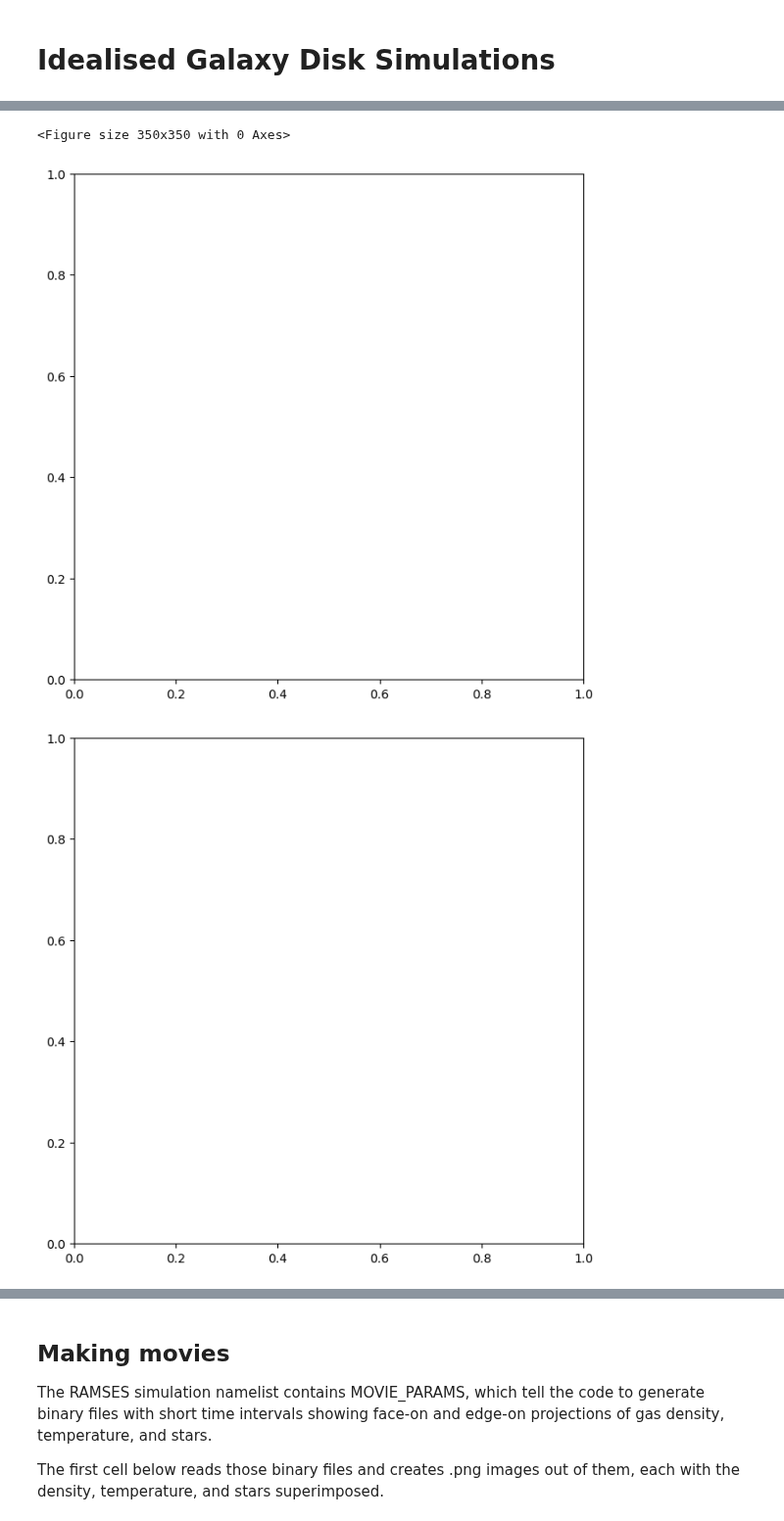
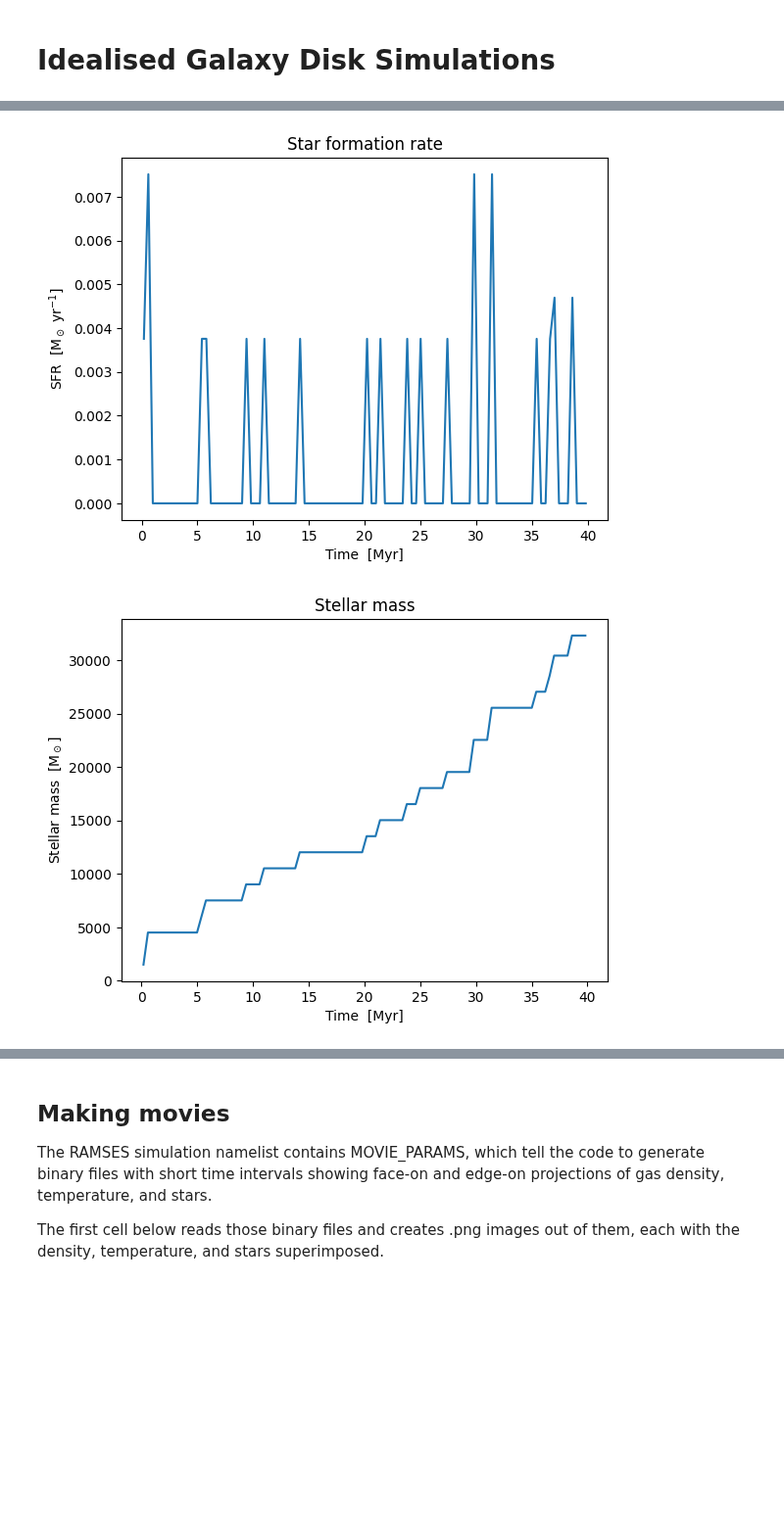
Before and after one commit to blaizot/ramses-tutorials, a Jupyter notebook: Idealised-Disc-Galaxy/tuto_disc.ipynb, the cells around one changed output, grey strips where cells are left out. Shown at 98% size. Drawn from its saved outputs; the diff is of its cells as text; code cells hidden in the pictures; blank space fills up the shorter version.

Commit message:
Text modifications + no more blank plots (will have to do it with the latest snapshot at somepoint though, I was running on 4 cores..).

```diff
--- a/Idealised-Disc-Galaxy/tuto_disc.ipynb
+++ b/Idealised-Disc-Galaxy/tuto_disc.ipynb
@@ -56,7 +56,7 @@ yt.set_log_level(0)
 # %%
 # Load RAMSES snapshot with Yt
 RHD=False # Set to true if running RAMSES-RT -- this is for later.
-snap=1 # Snapshot number to look at -- You need to change this as you get more outputs!!!
+snap=9 # Snapshot number to look at -- You need to change this as you get more outputs!!!
 snapstr = "%05d" % snap
 path='./dwarf_galaxy_run/'
 if RHD: path='./dwarf_galaxy_rhd_run/'
@@ -110,35 +102,35 @@ The total gas mass is  102838972.80545765 Msun
 # %%
-# Plot star formation history
+# Plot star formation history.
+# You need to use an output with star particles for this to work -> change the value of snap!
 plt.ion() # So as to show plots
 ad = ds.all_data()
 masses = ad['star', 'particle_mass'].in_units('Msun')
 formation_time = ad['star', 'particle_birth_time'].in_units('yr')
 time_yr = ds.current_time.in_units('yr')
 time_range = [-100, time_yr.v] # years
 n_bins = 100
 hist, bins = np.histogram(formation_time, bins=n_bins, range=time_range,)
 inds = np.digitize(formation_time, bins=bins)
 time = (bins[:-1] + bins[1:])/2
 sfr = np.array([masses[inds == j+1].sum()/(bins[j+1]-bins[j])
                 for j in range(len(time))])
 mass = np.array([masses[inds == j+1].sum()
                 for j in range(len(time))])
 mass= np.cumsum(mass)
 # SFR plot
 plt.plot(time/1e6, sfr)
 plt.title('Star formation rate')
 plt.xlabel('Time  [Myr]')
-plt.ylabel('SFR  [M$_\odot$ yr$^{-1}$]')
+plt.ylabel(r'SFR  [M$_\odot$ yr$^{-1}$]')
 plt.show()
 
 # Plot of stellar mass formed
 fig=plt.figure()
 plt.plot(time/1e6, mass)
 plt.title('Stellar mass')
 plt.xlabel('Time  [Myr]')
-plt.ylabel('Stellar mass  [M$_\odot$]')
+plt.ylabel(r'Stellar mass  [M$_\odot$]')
 plt.show()
 # %% [output]
-<Figure size 350x350 with 0 Axes>
-[figure, old version]
+[figure, new version]
-[figure, old version]
+[figure, new version]
```
Also changed, not shown: parts of 8 cells of this notebook.
